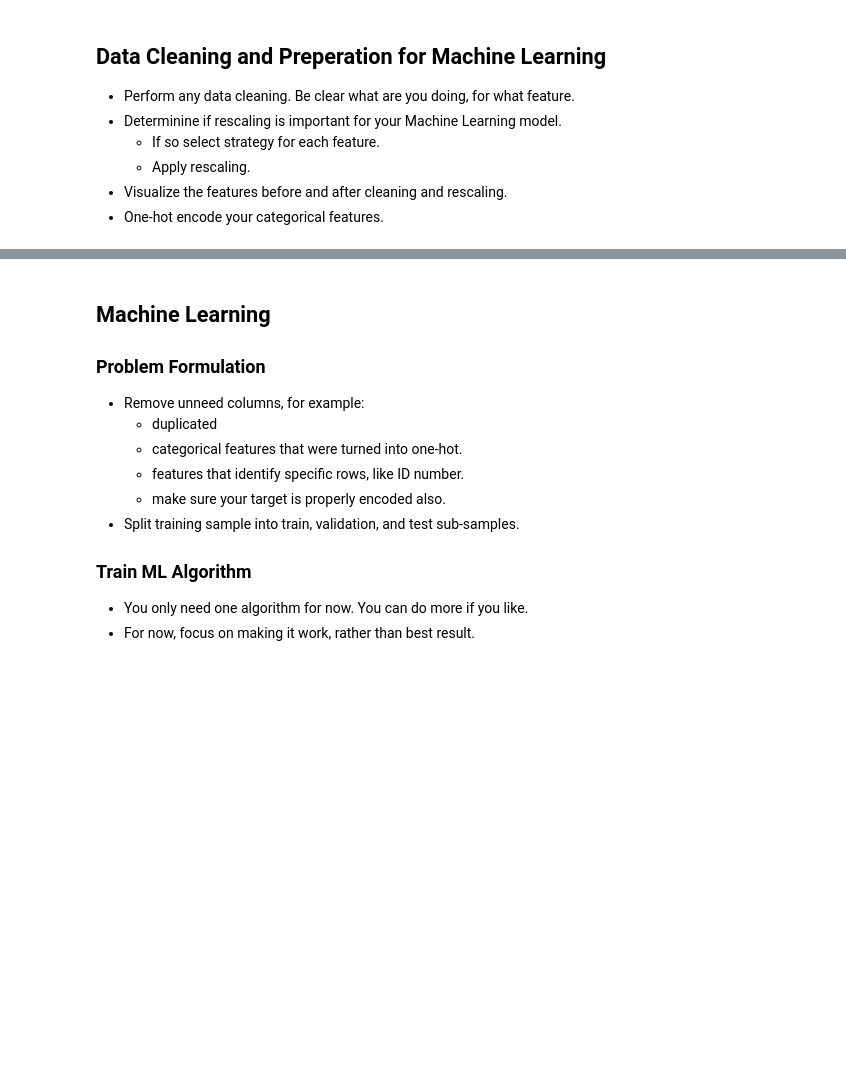
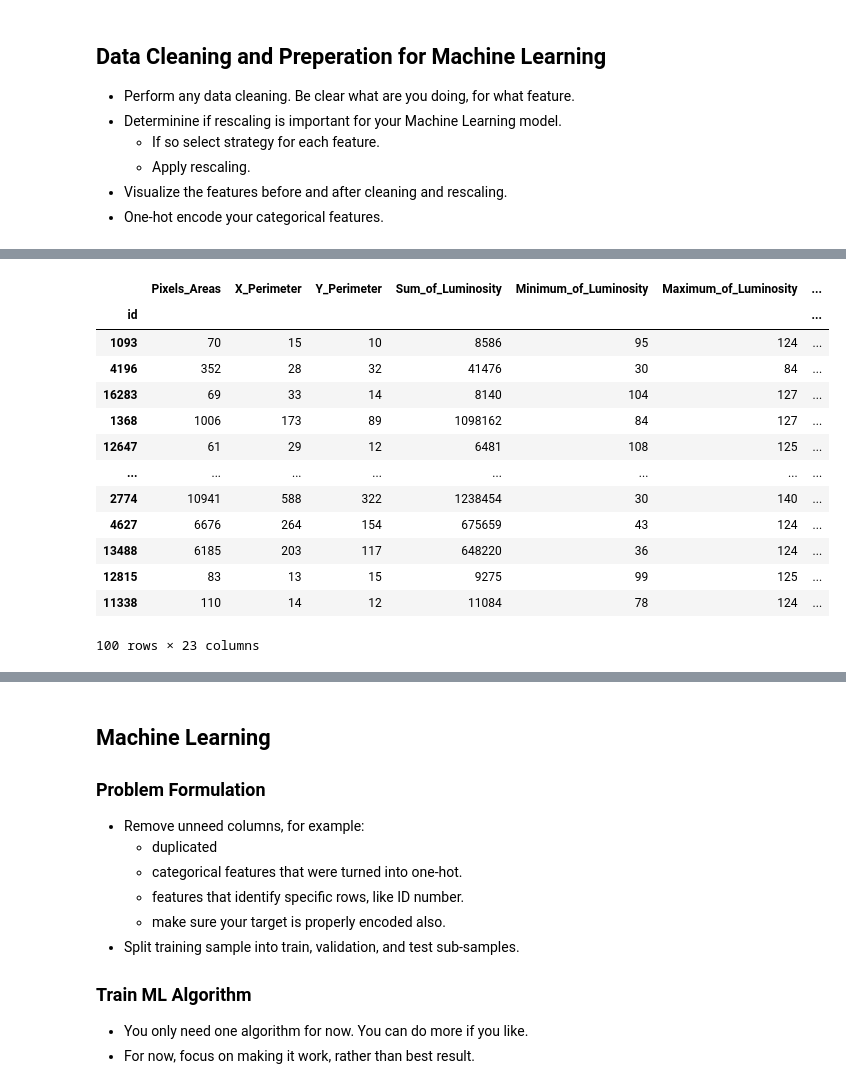
Before and after one commit to reese-quinto/DATA4380_Spring24, a Jupyter notebook: Lectures/Tabular.Kaggle.Project/KaggleTabularDataSubmission.ipynb, the cells around one changed output, grey strips where cells are left out. Cells and saved outputs as stored; diff of their text form; code cells hidden in the pictures; blank space fills up the shorter version.

```diff
--- a/Lectures/Tabular.Kaggle.Project/KaggleTabularDataSubmission.ipynb
+++ b/Lectures/Tabular.Kaggle.Project/KaggleTabularDataSubmission.ipynb
@@ -361,0 +350,24 @@ df.head()
+# %%
+core_features = ['Pixels_Areas', 'X_Perimeter', 'Y_Perimeter', 'Sum_of_Luminosity',
+                 'Minimum_of_Luminosity', 'Maximum_of_Luminosity', 'Length_of_Conveyer', 'TypeOfSteel_A300',
+                 'TypeOfSteel_A400', 'Steel_Plate_Thickness', 'Edges_Index', 'Empty_Index',
+                 'Square_Index', 'Outside_X_Index', 'Edges_X_Index', 'Edges_Y_Index',
+                 'Outside_Global_Index', 'LogOfAreas', 'Log_X_Index', 'Log_Y_Index',
+                 'Orientation_Index', 'Luminosity_Index', 'SigmoidOfAreas'
+                ]
+dfsample[core_features]
+# %% [output]
+|  | Pixels_Areas | X_Perimeter | Y_Perimeter | Sum_of_Luminosity | Minimum_of_Luminosity | Maximum_of_Luminosity | ... |
+| id |  |  |  |  |  |  | ... |
+| 1093 | 70 | 15 | 10 | 8586 | 95 | 124 | ... |
+| 4196 | 352 | 28 | 32 | 41476 | 30 | 84 | ... |
+| 16283 | 69 | 33 | 14 | 8140 | 104 | 127 | ... |
+| 1368 | 1006 | 173 | 89 | 1098162 | 84 | 127 | ... |
+| 12647 | 61 | 29 | 12 | 6481 | 108 | 125 | ... |
+| ... | ... | ... | ... | ... | ... | ... | ... |
+| 2774 | 10941 | 588 | 322 | 1238454 | 30 | 140 | ... |
+| 4627 | 6676 | 264 | 154 | 675659 | 43 | 124 | ... |
+| 13488 | 6185 | 203 | 117 | 648220 | 36 | 124 | ... |
+| 12815 | 83 | 13 | 15 | 9275 | 99 | 125 | ... |
+| 11338 | 110 | 14 | 12 | 11084 | 78 | 124 | ... |
+100 rows × 23 columns
```
Also changed, not shown: parts of 14 cells of this notebook.
